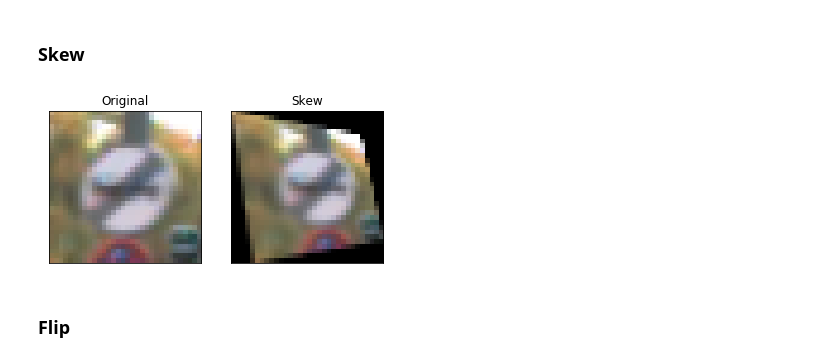
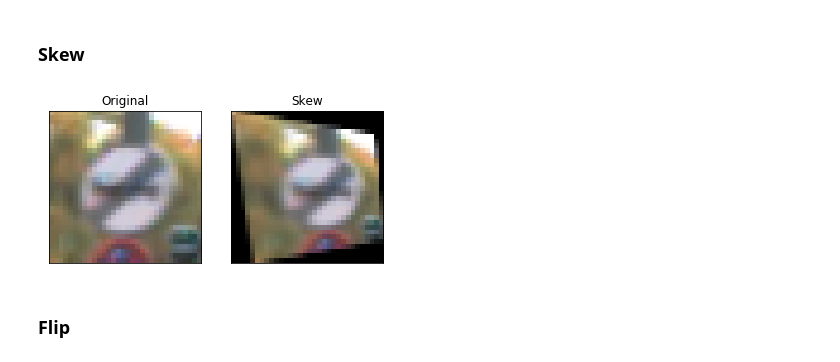
Before and after one commit to lauryndbrown/TrafficSignClassifier, a Jupyter notebook: src/Traffic_Sign_Classifier.ipynb, the cells around one changed output. Drawn from its saved outputs; the diff is of its cells as text; code cells hidden in the pictures.

```diff
--- a/src/Traffic_Sign_Classifier.ipynb
+++ b/src/Traffic_Sign_Classifier.ipynb
@@ -195,10 +195,10 @@ augmenter.show_image_changes(img, new_image, effect='Translation')
 ### Skew
 # %%
 new_image = augmenter.skew(img, np.float32([[0,0],[32,0],[0,32],[32,32]]),
-                          np.float32([[0, 0], [27, 5], [5, 32],[32, 27]]))
+                          np.float32([[0, 0], [30, 5], [5, 32],[32, 27]]))
 augmenter.show_image_changes(img, new_image, effect='Skew')
 # %% [output]
-[figure, old version]
+[figure, new version]
 # %% [markdown]
 ### Flip
 # %%
```
Also changed, not shown: parts of 22 cells of this notebook, 5 other files.
